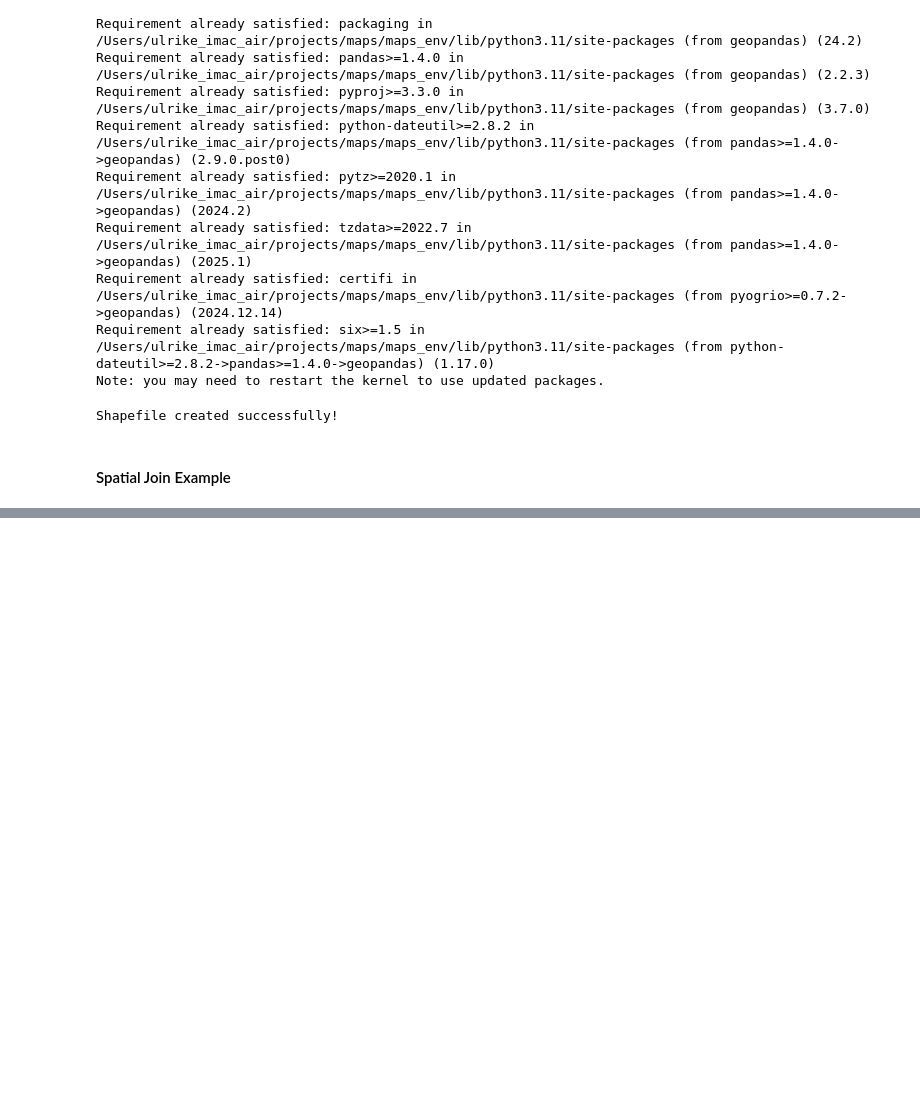
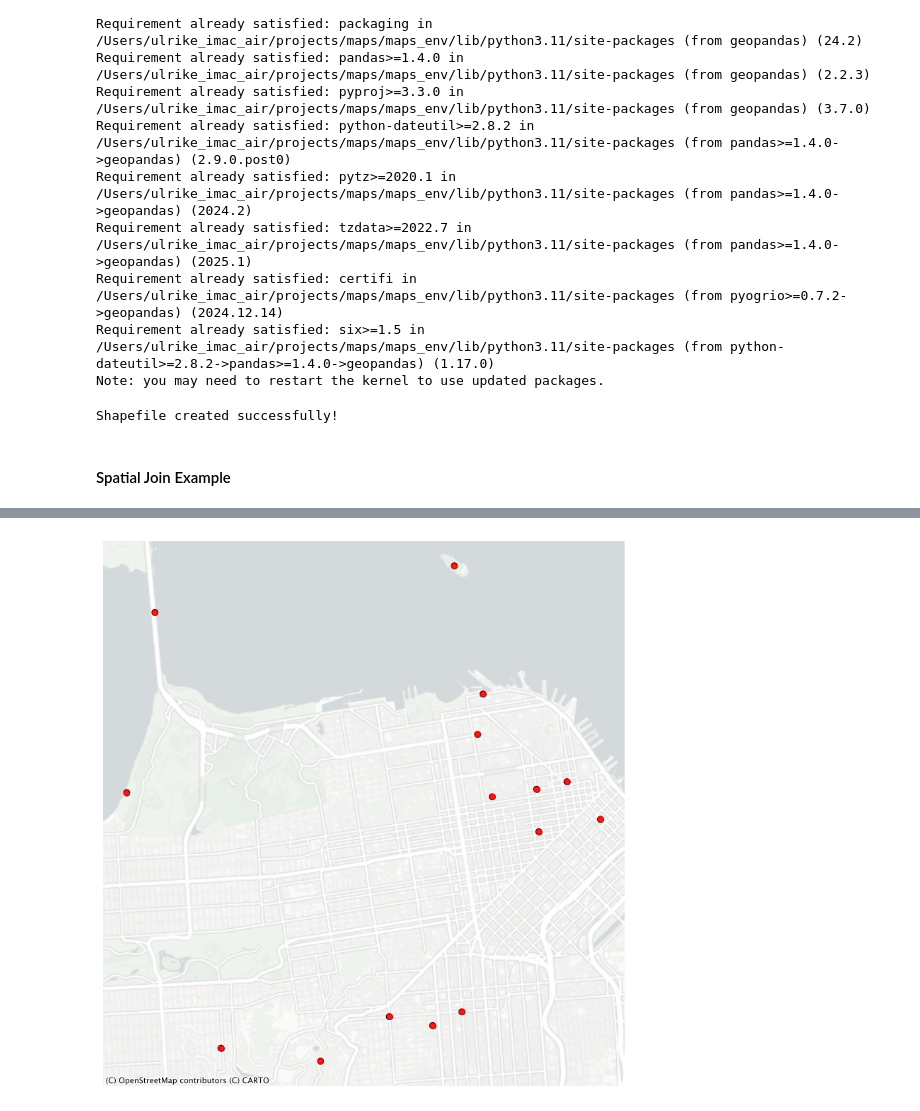
Before and after one commit to UlrikeDetective/maps, a Jupyter notebook: GeospatialAPIs/AnalyzingGeospatialDataPython.ipynb, the cells around one changed output, grey strips where cells are left out. Cells and saved outputs as stored; diff of their text form; code cells hidden in the pictures; blank space fills up the shorter version.

```diff
--- a/GeospatialAPIs/AnalyzingGeospatialDataPython.ipynb
+++ b/GeospatialAPIs/AnalyzingGeospatialDataPython.ipynb
@@ -126,0 +175,29 @@ TypeError: sjoin() got an unexpected keyword argument 'op'
+# %%
+# Reproject polygons if needed
+gdf_wm = gdf.to_crs(joined_wm.crs)
+
+ax = gdf_wm.plot(
+    figsize=(10, 10),
+    facecolor="none",
+    edgecolor="black",
+    linewidth=1
+)
+
+joined_wm.plot(
+    ax=ax,
+    color="red",
+    markersize=30,
+    alpha=0.9
+)
+
+cx.add_basemap(
+    ax,
+    source=cx.providers.CartoDB.PositronNoLabels
+)
+
+ax.set_axis_off()
+ax.grid(False)
+
+plt.show()
+# %% [output]
+[figure, added]
```
Also changed, not shown: parts of 6 cells of this notebook, 8 other files.
